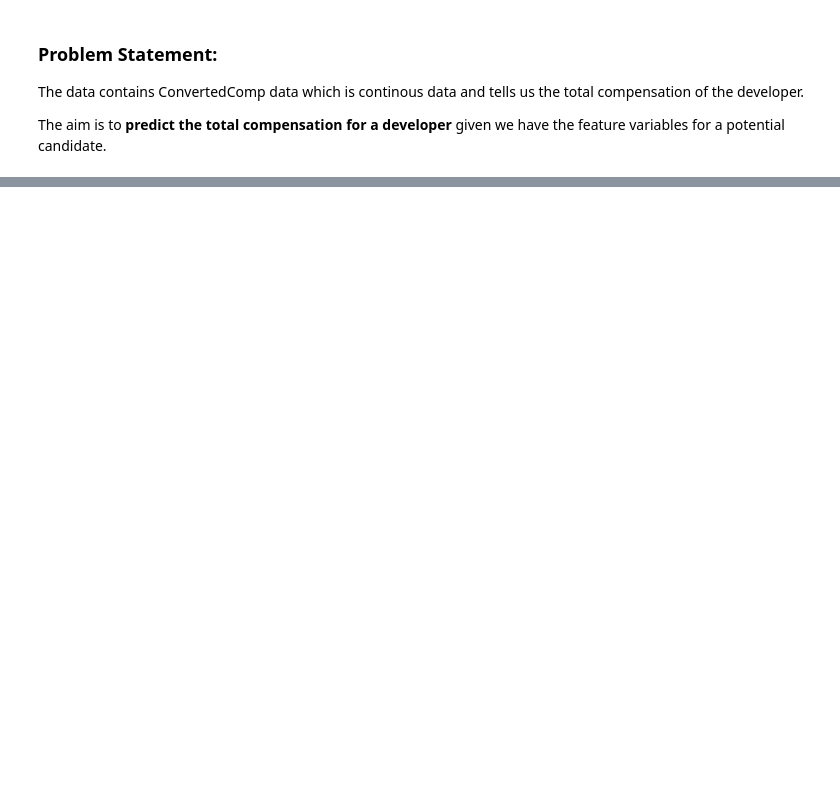
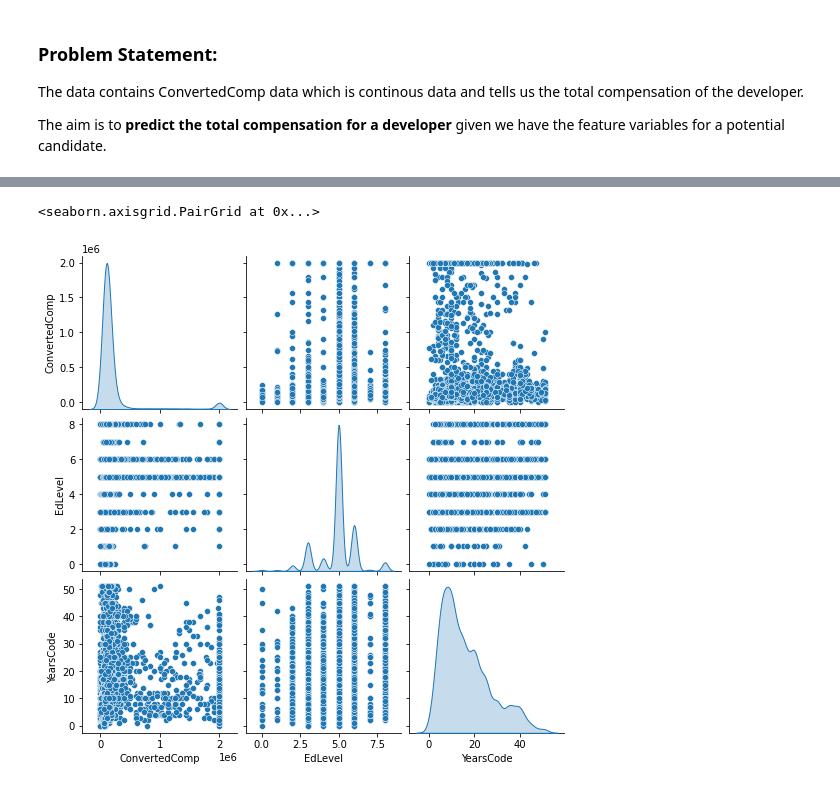
Before and after one commit to triple-crown-consulting/developer-salary-guide, a Jupyter notebook: notebooks/survey-data-2020.ipynb, the cells around one changed output, grey strips where cells are left out. Drawn from its saved outputs; the diff is of its cells as text; code cells hidden in the pictures; blank space fills up the shorter version.

```diff
--- a/notebooks/survey-data-2020.ipynb
+++ b/notebooks/survey-data-2020.ipynb
@@ -121,0 +248,2 @@ data.info()
+# %%
+data_us['YearsCode'] = data_us['YearsCode'].astype(str).astype(int)
@@ -121,0 +260,10 @@ data.info()
+# %%
+data_us['EdLevel'] = data_us['EdLevel'].replace(['I never completed any formal education', 'Primary/elementary school', 'Secondary school (e.g. American high school, German Realschule or Gymnasium, etc.)', 'Some college/university study without earning a degree', 'Associate degree (A.A., A.S., etc.)', 'Bachelor’s degree (B.A., B.S., B.Eng., etc.)', 'Master’s degree (M.A., M.S., M.Eng., MBA, etc.)', 'Professional degree (JD, MD, etc.)', 'Other doctoral degree (Ph.D., Ed.D., etc.)'], ['0', '1', '2', '3', '4', '5', '6', '7', '8'])
+# %%
+data_us['EdLevel'] = data_us['EdLevel'].astype(str).astype(int)
+# %%
+# pairplots to get an overview of potential correlations in the data
+sns.pairplot(data_us[['ConvertedComp', 'EdLevel', 'YearsCode']], diag_kind='kde')
+# %% [output]
+<seaborn.axisgrid.PairGrid at 0x...>
+[figure, added]
```
Also changed, not shown: parts of 23 cells of this notebook.
